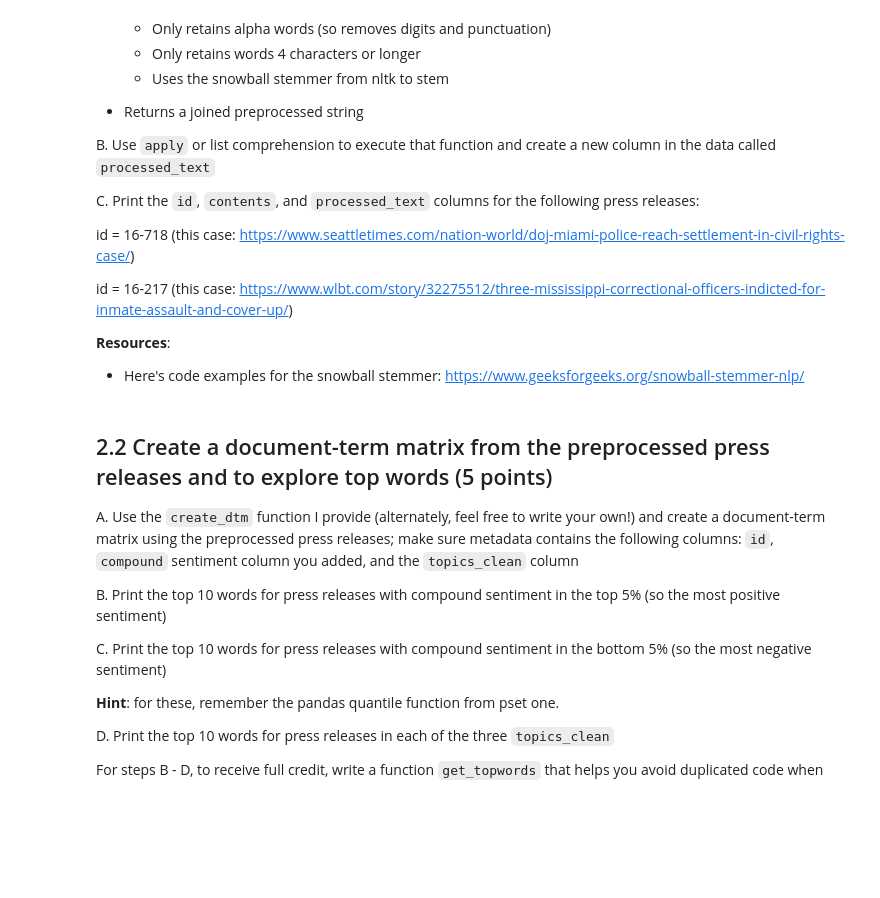
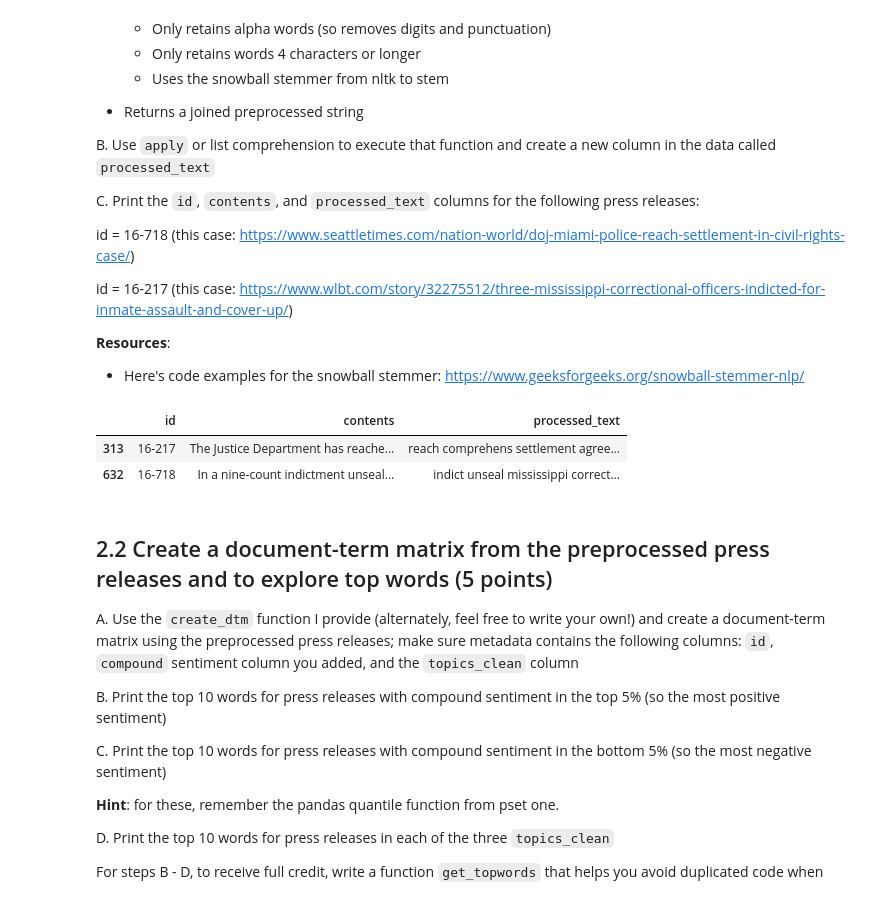
Before and after one commit to phoom28/QSS20_S25, a Jupyter notebook: problemsets/pset3/pset3_blank.ipynb, the cells around one changed output. Cells and saved outputs as stored; diff of their text form; code cells hidden in the pictures; blank space fills up the shorter version.

```diff
--- a/problemsets/pset3/pset3_blank.ipynb
+++ b/problemsets/pset3/pset3_blank.ipynb
@@ -296,5 +362,10 @@ custom_doj_stopwords = ["civil", "rights", "division", "department", "justice",
 # %%
 ## your code showing the examples
+doj_subset_wscore[doj_subset_wscore.id.isin(["16-718", "16-217"])][["id","contents","processed_text"]]
+# %% [output]
+|  | id | contents | processed_text |
+| 313 | 16-217 | The Justice Department has reache... | reach comprehens settlement agree... |
+| 632 | 16-718 | In a nine-count indictment unseal... | indict unseal mississippi correct... |
 # %% [markdown]
 ## 2.2 Create a document-term matrix from the preprocessed press releases and to explore top words (5 points)
 
```
Also changed, not shown: parts of 17 cells of this notebook.
